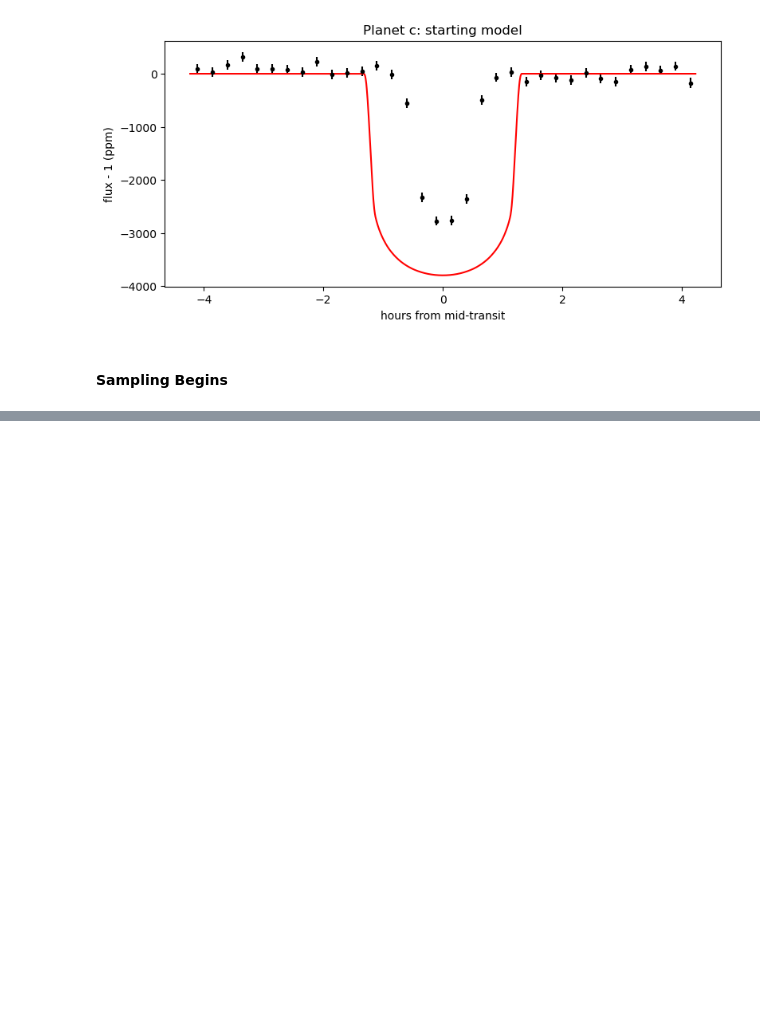
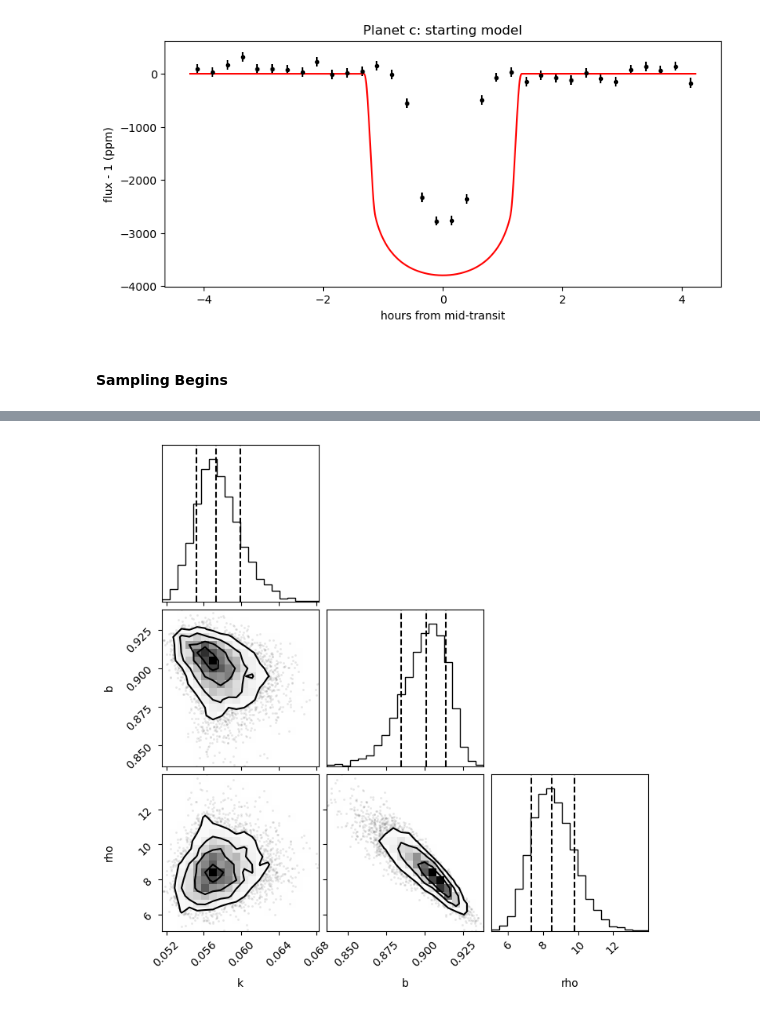
Before and after one commit to astroshantanu/toi700-transit-reanalysis, a Jupyter notebook: notebooks/05_batman_fit.ipynb, the cells around one changed output, grey strips where cells are left out. Cells and saved outputs as stored; diff of their text form; code cells hidden in the pictures; blank space fills up the shorter version.

```diff
--- a/notebooks/05_batman_fit.ipynb
+++ b/notebooks/05_batman_fit.ipynb
@@ -248,0 +364,22 @@ print(flat.shape)
+# %%
+#Step 12: Parameters, including derived values
+
+def summ(x):
+    lo, med, hi = np.percentile(x, [16, 50, 84])
+    return med, hi - med, med - lo
+
+T0s, Ps, ks, bs, rhos = [flat[:, i] for i in range(5)]
+aRs = aRs_from_rho(rhos, Ps)
+inc = np.arccos(bs / aRs)
+T14s = Ps / np.pi * np.arcsin(np.sqrt((1 + ks) ** 2 - bs ** 2) / (aRs * np.sin(inc))) * 24
+
+table = {"T0": T0s, "P": Ps, "k": ks, "b": bs, "rho": rhos, "q1": flat[:, 5], "q2": flat[:, 6],
+         "depth_k2_ppm": ks ** 2 * 1e6, "a_over_Rs": aRs, "inc_deg": np.degrees(inc), "T14_h": T14s}
+
+rows = []
+for key, x in table.items():
+    med, up, dn = summ(x)
+    rows.append({"param": key, "median": med, "+": up, "-": dn})
+fit_table = pd.DataFrame(rows)
+print(fit_table.round(6).to_string(index=False))
+fit_table.to_csv(f"../data/batman_{name}.csv", index=False)
@@ -248,0 +419,9 @@ print(flat.shape)
+# %%
+#Step 14: b, k and density trade off
+
+import corner
+corner.corner(np.column_stack([ks, bs, rhos]), labels=["k", "b", "rho"],
+              quantiles=[0.16, 0.5, 0.84])
+plt.show()
+# %% [output]
+[figure, added]
```
Also changed, not shown: parts of 19 cells of this notebook, 1 other file.
